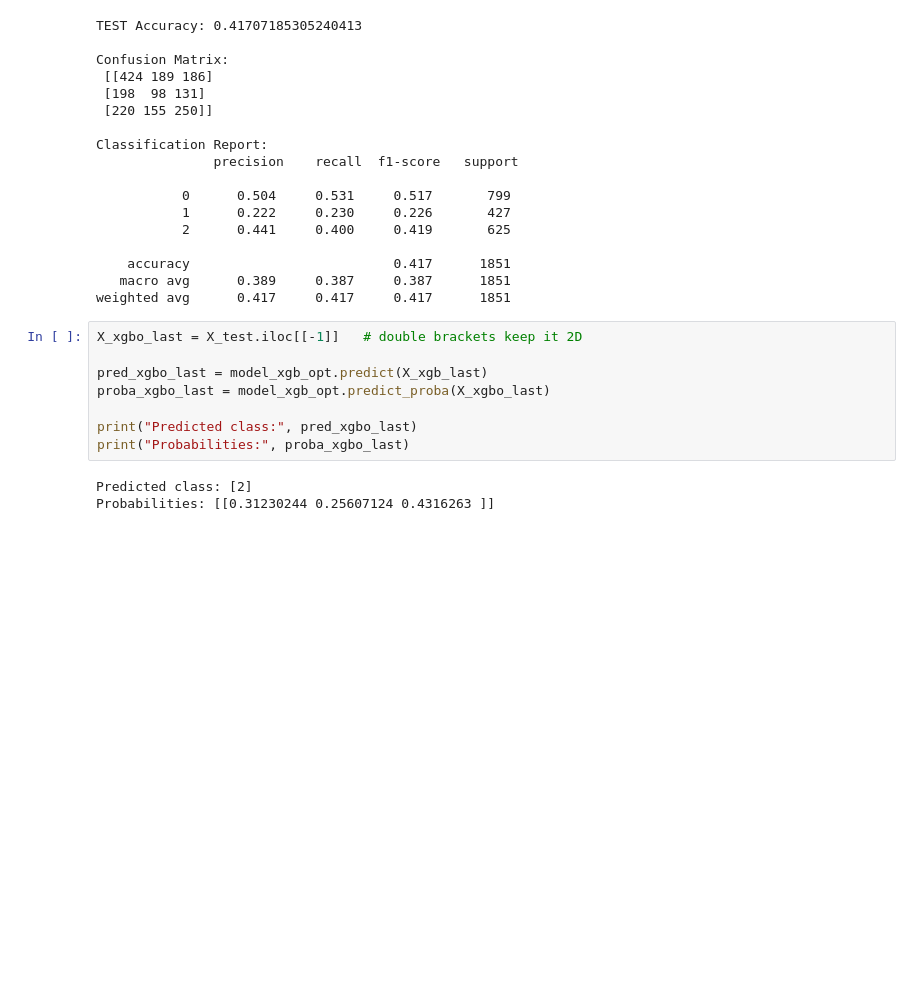
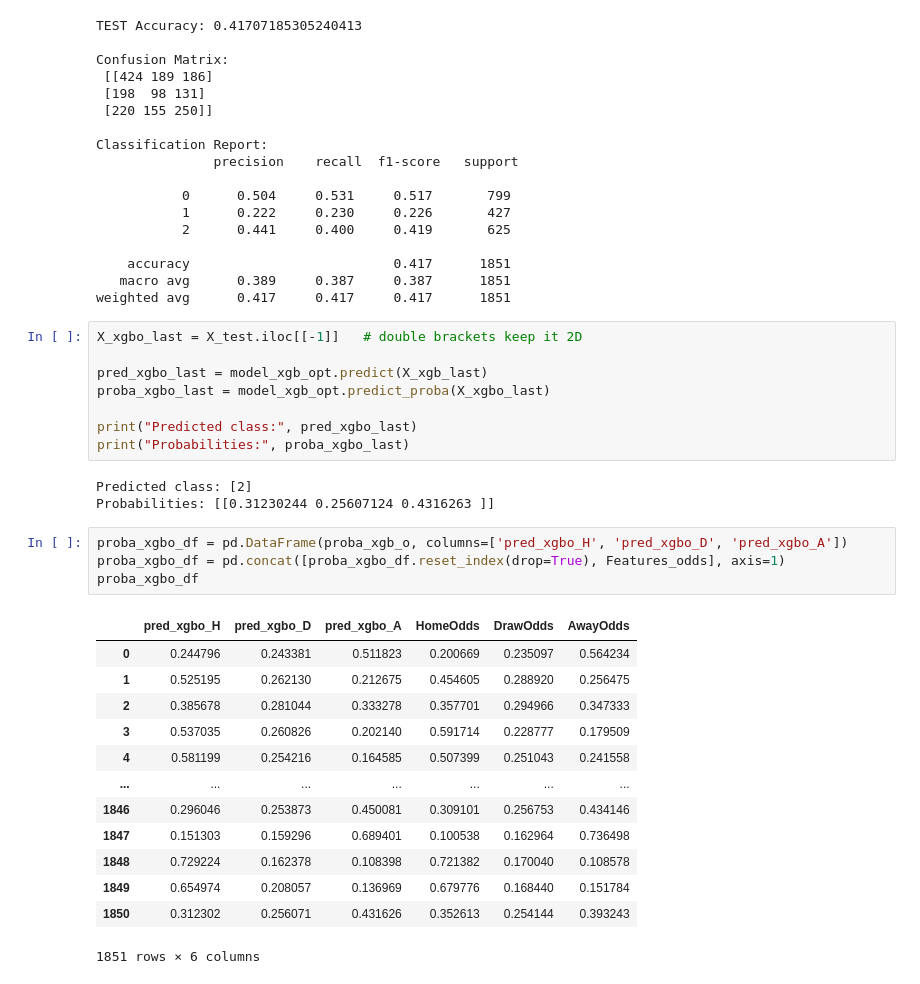
Before and after one commit to projektiox/MachineLearningFootballOutcomes, a Jupyter notebook: ML_dec_tree_football/Github/random_forest_xgboost_footballmatches.ipynb, the cells around one changed output. Drawn from its saved outputs; the diff is of its cells as text; blank space fills up the shorter version.

```diff
--- a/ML_dec_tree_football/Github/random_forest_xgboost_footballmatches.ipynb
+++ b/ML_dec_tree_football/Github/random_forest_xgboost_footballmatches.ipynb
@@ -1034,3 +1052,21 @@ print("Probabilities:", proba_xgbo_last)
 # %% [output]
 Predicted class: [2]
 Probabilities: [[0.31230244 0.25607124 0.4316263 ]]
+# %%
+proba_xgbo_df = pd.DataFrame(proba_xgb_o, columns=['pred_xgbo_H', 'pred_xgbo_D', 'pred_xgbo_A'])
+proba_xgbo_df = pd.concat([proba_xgbo_df.reset_index(drop=True), Features_odds], axis=1)
+proba_xgbo_df
+# %% [output]
+|  | pred_xgbo_H | pred_xgbo_D | pred_xgbo_A | HomeOdds | DrawOdds | AwayOdds |
+| 0 | 0.244796 | 0.243381 | 0.511823 | 0.200669 | 0.235097 | 0.564234 |
+| 1 | 0.525195 | 0.262130 | 0.212675 | 0.454605 | 0.288920 | 0.256475 |
+| 2 | 0.385678 | 0.281044 | 0.333278 | 0.357701 | 0.294966 | 0.347333 |
+| 3 | 0.537035 | 0.260826 | 0.202140 | 0.591714 | 0.228777 | 0.179509 |
+| 4 | 0.581199 | 0.254216 | 0.164585 | 0.507399 | 0.251043 | 0.241558 |
+| ... | ... | ... | ... | ... | ... | ... |
+| 1846 | 0.296046 | 0.253873 | 0.450081 | 0.309101 | 0.256753 | 0.434146 |
+| 1847 | 0.151303 | 0.159296 | 0.689401 | 0.100538 | 0.162964 | 0.736498 |
+| 1848 | 0.729224 | 0.162378 | 0.108398 | 0.721382 | 0.170040 | 0.108578 |
+| 1849 | 0.654974 | 0.208057 | 0.136969 | 0.679776 | 0.168440 | 0.151784 |
+| 1850 | 0.312302 | 0.256071 | 0.431626 | 0.352613 | 0.254144 | 0.393243 |
+1851 rows × 6 columns
```
Also changed, not shown: parts of 3 cells of this notebook.
